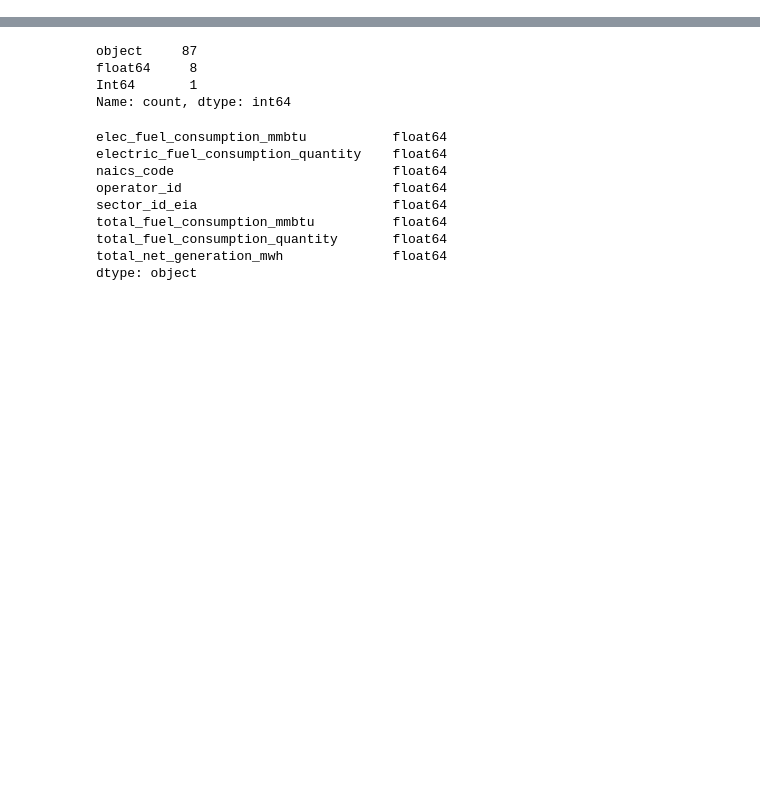
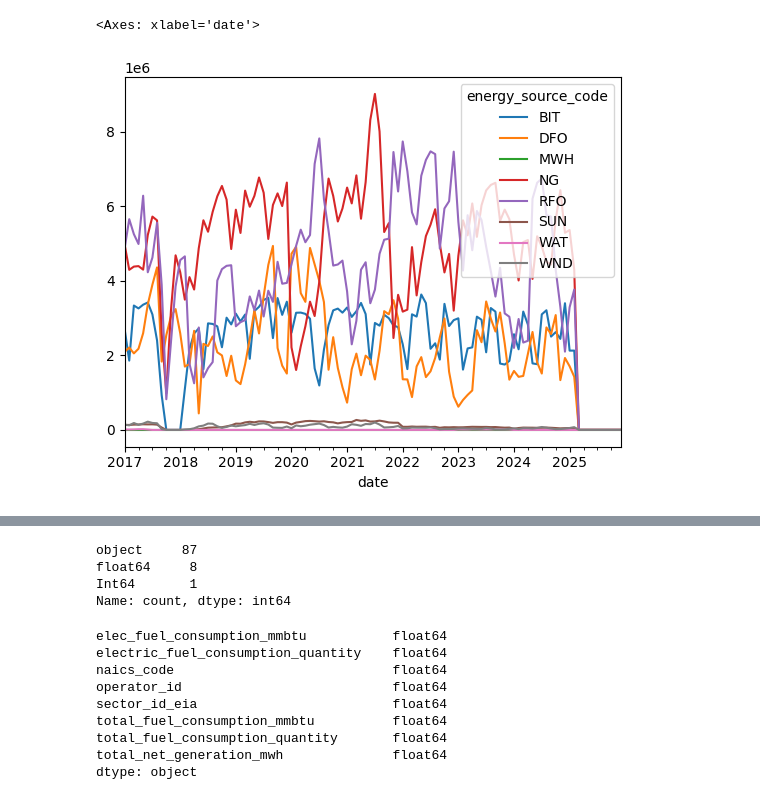
Before and after one commit to catalyst-cooperative/open-energy-data-for-all, a Jupyter notebook: notebooks/visualization_troubleshooting.ipynb, the cells around one changed output, grey strips where cells are left out. Cells and saved outputs as stored; diff of their text form; code cells hidden in the pictures; blank space fills up the shorter version.

```diff
--- a/notebooks/visualization_troubleshooting.ipynb
+++ b/notebooks/visualization_troubleshooting.ipynb
@@ -2,0 +12,9 @@ import pandas as pd
+# %%
+(
+    pr_gen_fuel_monthly.groupby(["energy_source_code", "date"]).sum()
+    .fuel_consumed_mmbtu
+    .unstack("energy_source_code").plot()
+)
+# %% [output]
+<Axes: xlabel='date'>
+[figure, added]
```
Also changed, not shown: parts of 21 cells of this notebook, 3 other files.
